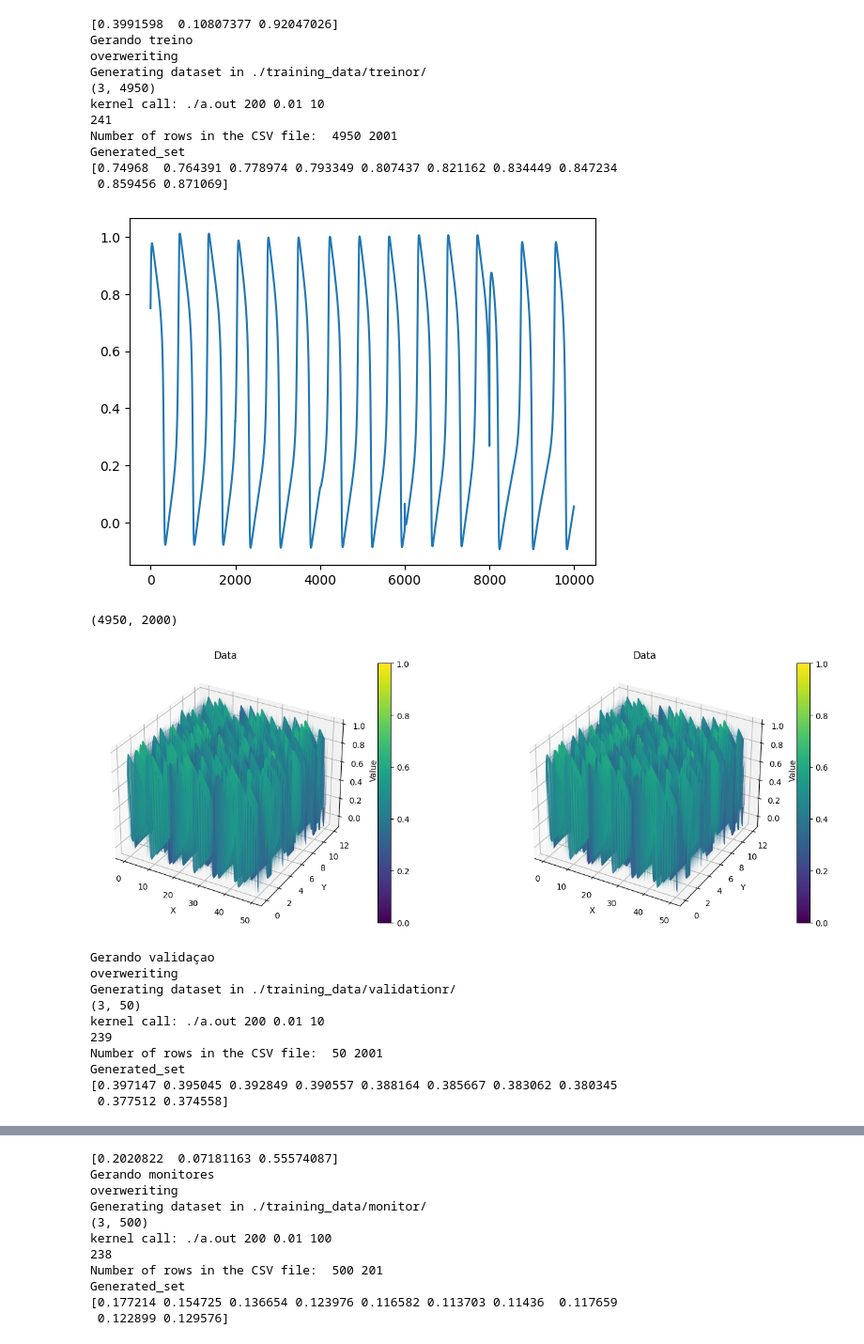
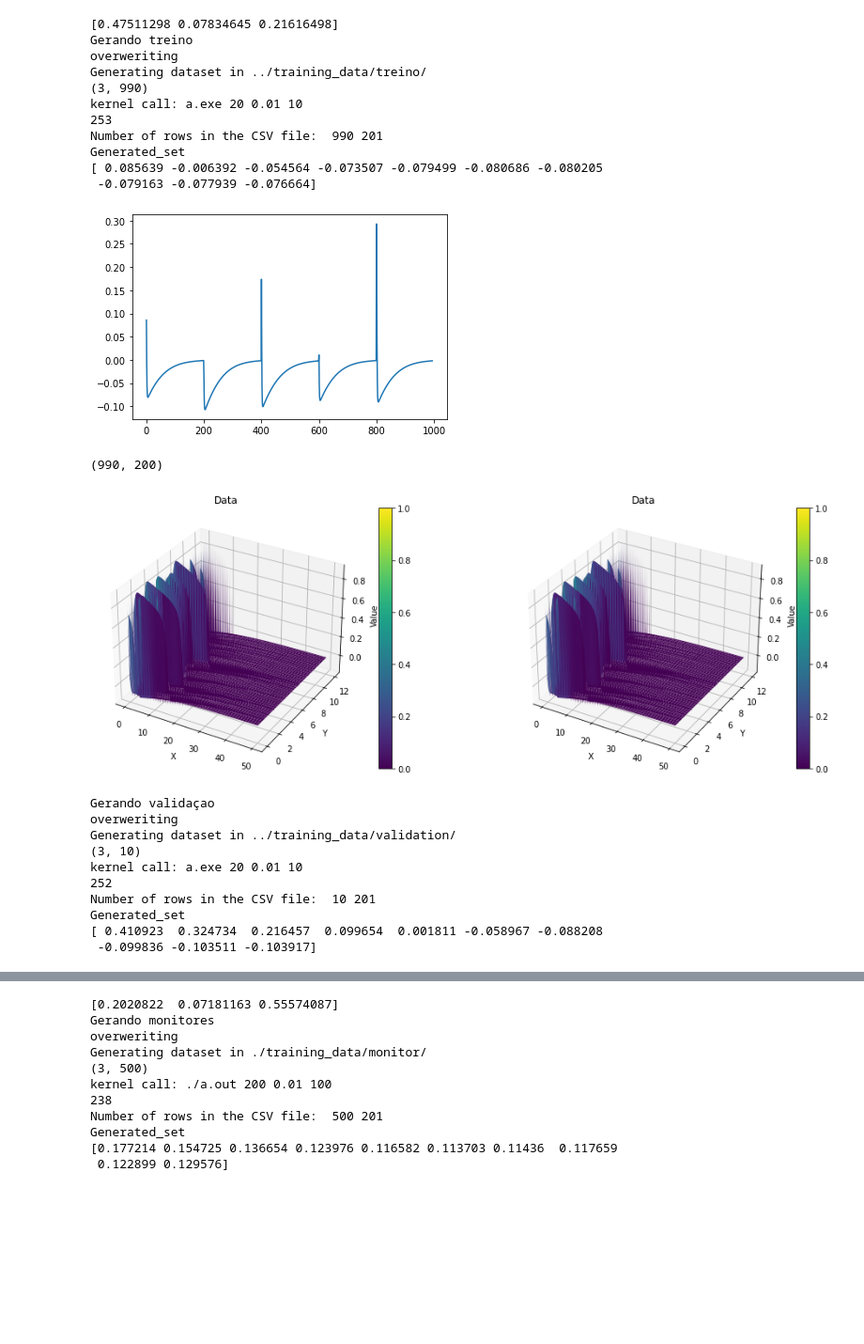
Before and after one commit to ybwerneck/Pinn-Torch, a Jupyter notebook: data_generator/gen_sets.ipynb, the cells around one changed output, grey strips where cells are left out. Shown at 94% size. Drawn from its saved outputs; the diff is of its cells as text; code cells hidden in the pictures; blank space fills up the shorter version.

```diff
--- a/data_generator/gen_sets.ipynb
+++ b/data_generator/gen_sets.ipynb
@@ -189,54 +132,54 @@ Generated_set
 # %%
 # Define the ranges
 krange = [0., 1]
 vrange = [0.06, 0.12]
 urange = [-.1, 0.81]
     # Create uniform distributions
 k_dist = cp.Uniform(*krange)
 v_dist = cp.Uniform(*vrange)
 u_dist = cp.Uniform(*urange)
 
 
 joint_dist = cp.J(u_dist,v_dist,k_dist)
-T=5E3
+T=1E3
 sample_set = joint_dist.sample(T, rule="L").T
 np.random.shuffle(sample_set)
 
 
 sample_set=sample_set.T
 
 
 
 print(sample_set.T[0])
 
 
 
 print("Gerando treino ")
-getDatasetFromDistA(sample_set[:,int(T*0.01):],data_folder="./training_data/treinor/",ti=0,tf=200)
+getDatasetFromDistA(sample_set[:,int(T*0.01):],data_folder="../training_data/treino/",ti=0,tf=20)
 print("Gerando validaçao")
-getDatasetFromDistA(sample_set[:,0:int(T*0.01)],data_folder="./training_data/validationr/",ti=0,tf=200)
+getDatasetFromDistA(sample_set[:,0:int(T*0.01)],data_folder="../training_data/validation/",ti=0,tf=20)
 # %% [output]
-[0.3991598  0.10807377 0.92047026]
+[0.47511298 0.07834645 0.21616498]
 Gerando treino
 overweriting
-Generating dataset in ./training_data/treinor/
-(3, 4950)
-kernel call: ./a.out 200 0.01 10
-241
-Number of rows in the CSV file:  4950 2001
+Generating dataset in ../training_data/treino/
+(3, 990)
+kernel call: a.exe 20 0.01 10
+253
+Number of rows in the CSV file:  990 201
 Generated_set
-[0.74968  0.764391 0.778974 0.793349 0.807437 0.821162 0.834449 0.847234
- 0.859456 0.871069]
+[ 0.085639 -0.006392 -0.054564 -0.073507 -0.079499 -0.080686 -0.080205
+ -0.079163 -0.077939 -0.076664]
-[figure, old version]
+[figure, new version]
-(4950, 2000)
+(990, 200)
-[figure, old version]
+[figure, new version]
 Gerando validaçao
 overweriting
-Generating dataset in ./training_data/validationr/
-(3, 50)
-kernel call: ./a.out 200 0.01 10
-239
-Number of rows in the CSV file:  50 2001
+Generating dataset in ../training_data/validation/
+(3, 10)
+kernel call: a.exe 20 0.01 10
+252
+Number of rows in the CSV file:  10 201
 Generated_set
-[0.397147 0.395045 0.392849 0.390557 0.388164 0.385667 0.383062 0.380345
- 0.377512 0.374558]
+[ 0.410923  0.324734  0.216457  0.099654  0.001811 -0.058967 -0.088208
+ -0.099836 -0.103511 -0.103917]
```
Also changed, not shown: parts of 7 cells of this notebook, 17 other files.
